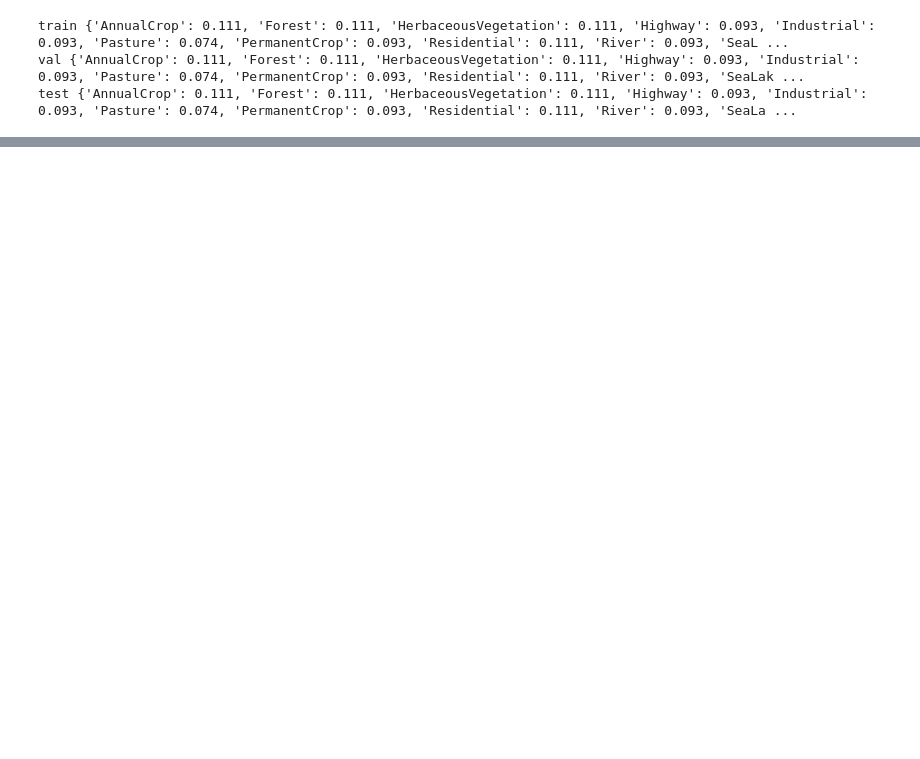
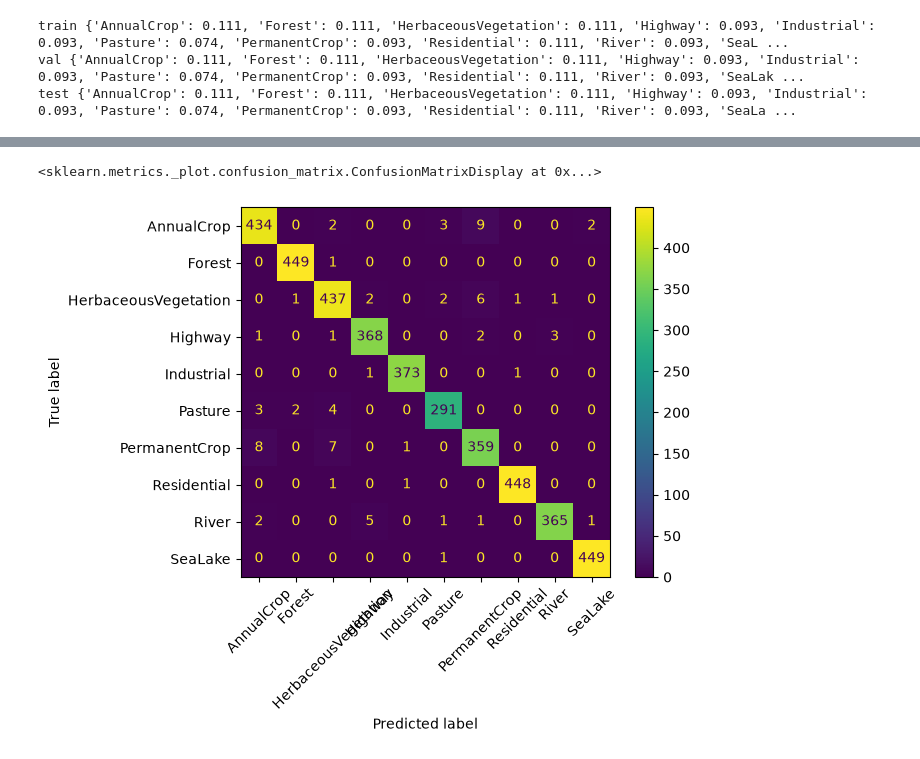
Before and after one commit to remy000/land-use-monitor, a Jupyter notebook: notebooks/01_explore_eurosat.ipynb, the cells around one changed output, grey strips where cells are left out. Drawn from its saved outputs; the diff is of its cells as text; code cells hidden in the pictures; blank space fills up the shorter version.

Commit message:
complete training, evaluating and testing model

```diff
--- a/notebooks/01_explore_eurosat.ipynb
+++ b/notebooks/01_explore_eurosat.ipynb
@@ -188,0 +196,6 @@ plt.show()
+# %%
+class_names = ds.classes
+# %%
+model = build_model(num_classes=10, pretrained=False)
+state_dict=torch.load("models/best_model.pth", map_location=torch.device("cpu"), weights_only=True)
+model.load_state_dict(state_dict)
@@ -188,0 +204,4 @@ plt.show()
+# %%
+
+labels, probs = predict(model, loaders["test"], torch.device("cpu"))
+preds = probs.argmax(axis=1)
@@ -188,0 +227,7 @@ plt.show()
+# %%
+ConfusionMatrixDisplay.from_predictions(
+       labels, preds, display_labels=class_names, xticks_rotation=45
+   )
+# %% [output]
+<sklearn.metrics._plot.confusion_matrix.ConfusionMatrixDisplay at 0x...>
+[figure, added]
```
Also changed, not shown: parts of 6 cells of this notebook, 4 other files.
